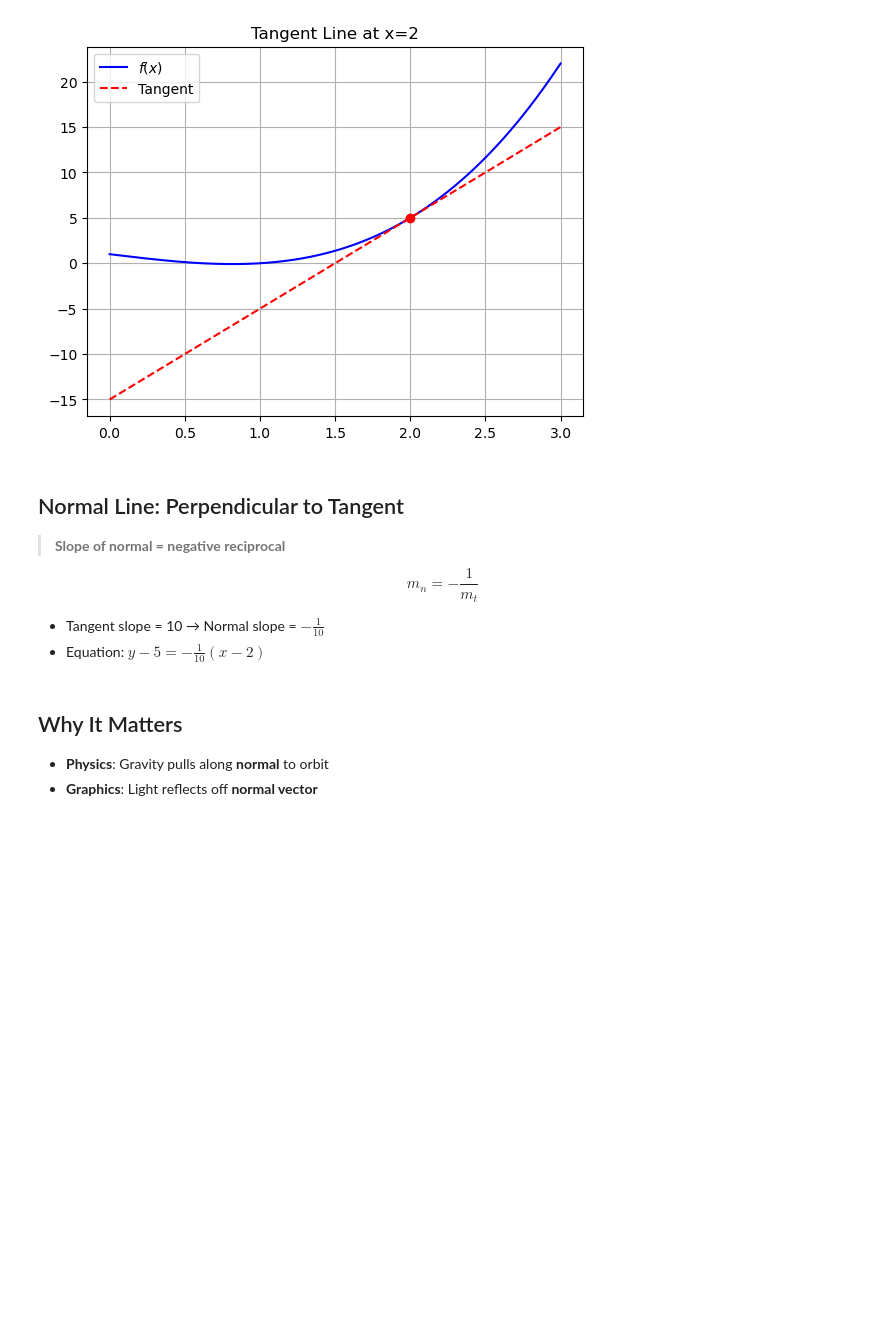
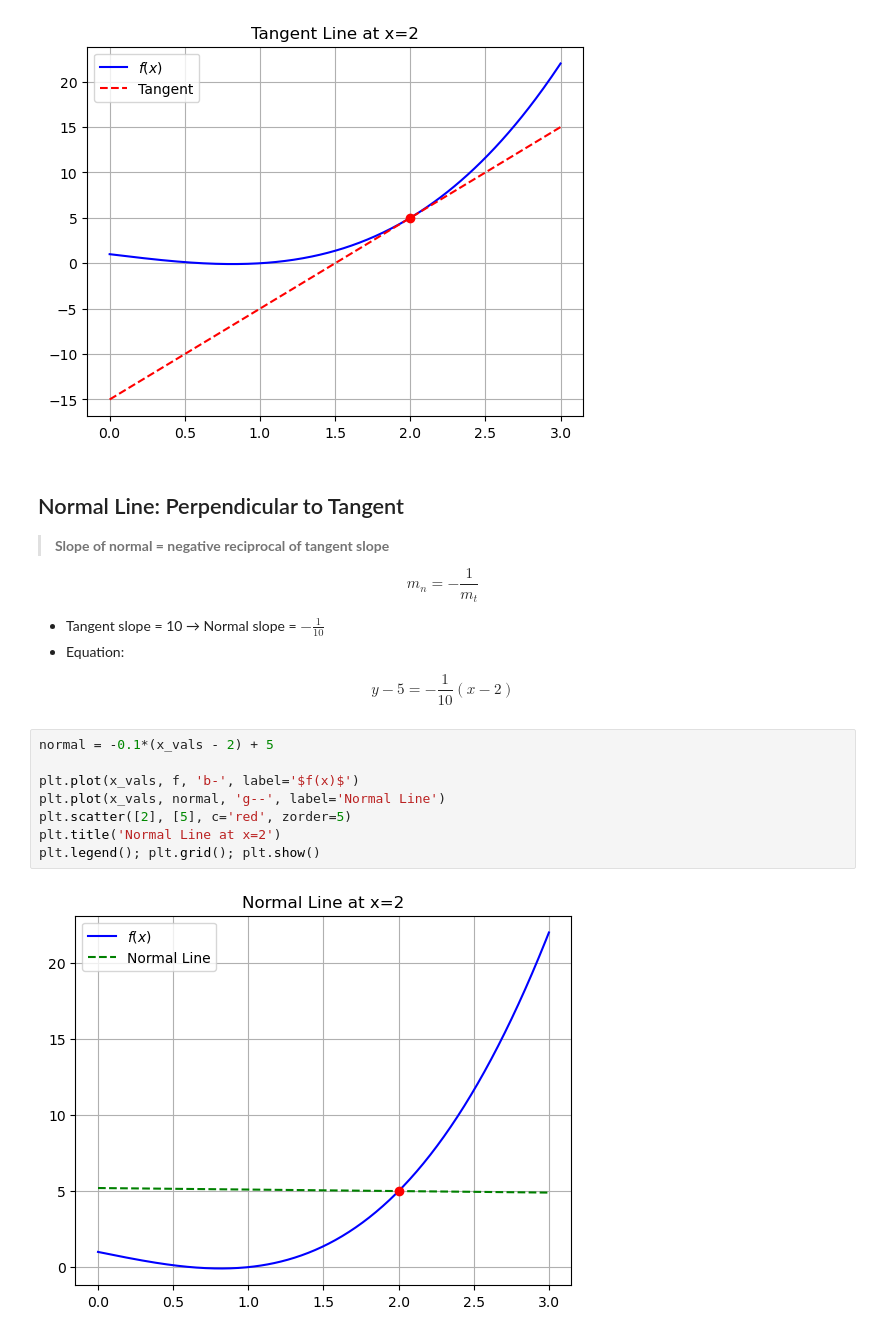
Before and after one commit to N-MohammedShakeel/Mathematics_For_AI_Bootcamp, a Jupyter notebook: 3. Calculus/Phase_2_Core_Calculus/Week_2_Derivative_Rules/03_Tangent_and_Normal_Lines.ipynb, the cells around one changed output. Drawn from its saved outputs; the diff is of its cells as text; blank space fills up the shorter version.

```diff
--- a/3. Calculus/Phase_2_Core_Calculus/Week_2_Derivative_Rules/03_Tangent_and_Normal_Lines.ipynb
+++ b/3. Calculus/Phase_2_Core_Calculus/Week_2_Derivative_Rules/03_Tangent_and_Normal_Lines.ipynb
@@ -58,14 +56,21 @@ plt.legend(); plt.grid(); plt.show()
 # %% [markdown]
 ## Normal Line: Perpendicular to Tangent
 
-> **Slope of normal = negative reciprocal**
+> **Slope of normal = negative reciprocal of tangent slope**
 
 $$ m_n = -\frac{1}{m_t} $$
 
 - Tangent slope = 10 → Normal slope = $ -\frac{1}{10} $
-- Equation: $ y - 5 = -\frac{1}{10}(x - 2) $
+- Equation:
+
+$$ y - 5 = -\frac{1}{10}(x - 2) $$
-# %% [markdown]
-## Why It Matters
-
-- **Physics**: Gravity pulls along **normal** to orbit
-- **Graphics**: Light reflects off **normal vector**
+# %%
+normal = -0.1*(x_vals - 2) + 5
+
+plt.plot(x_vals, f, 'b-', label='$f(x)$')
+plt.plot(x_vals, normal, 'g--', label='Normal Line')
+plt.scatter([2], [5], c='red', zorder=5)
+plt.title('Normal Line at x=2')
+plt.legend(); plt.grid(); plt.show()
+# %% [output]
+[figure, added]
```
Also changed, not shown: parts of 5 cells of this notebook, 16 other files.
